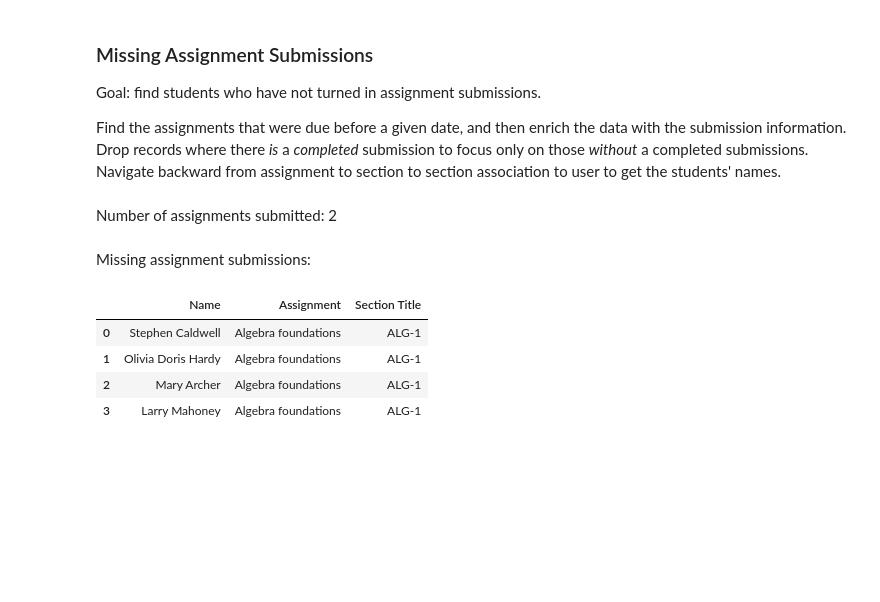
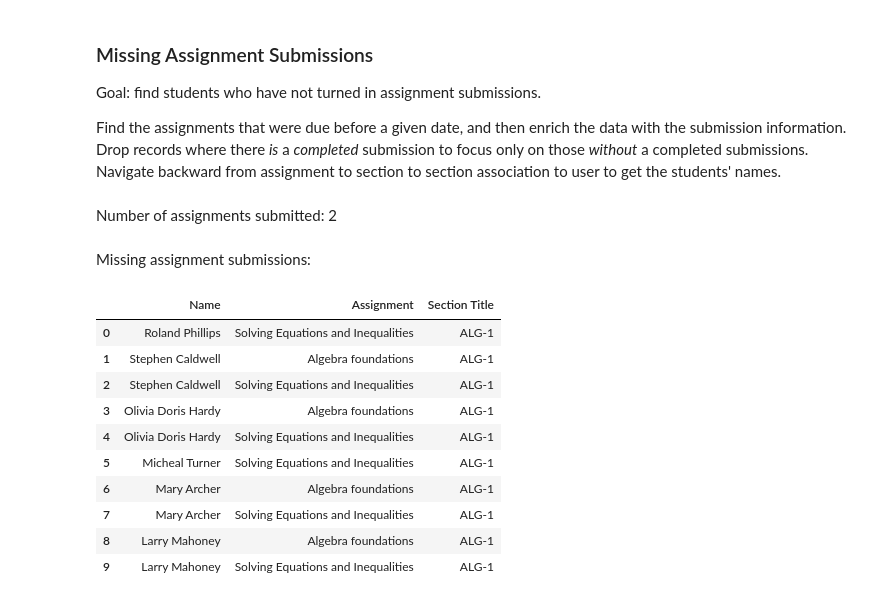
Before and after one commit to Ed-Fi-Exchange-OSS/LMS-Toolkit, a Jupyter notebook: src/notebooks/filesystem-tutorial.ipynb, the cells around one changed output. Cells and saved outputs as stored; diff of their text form; code cells hidden in the pictures; blank space fills up the shorter version.

```diff
--- a/src/notebooks/filesystem-tutorial.ipynb
+++ b/src/notebooks/filesystem-tutorial.ipynb
@@ -332,6 +334,8 @@ assignments = assignments[assignments["DueDateTime"] < datetime.now()]
 # Now let's combine some DataFrames to get a collection of all the students who
 # _should_ have turned in an assignment
 key = "LMSSectionSourceSystemIdentifier"
+assignments[key] = assignments[key].apply(lambda x: str(x))
+
 working = assignments.merge(section_associations, on=key, suffixes=("","_sa"))
 
 left_key = "LMSUserSourceSystemIdentifier"
@@ -342,34 +346,40 @@ working = working.merge(users, left_on=left_key, right_on=right_key, suffixes=("
 # not have a submission
 left_key = ["SourceSystemIdentifier", "LMSUserSourceSystemIdentifier"]
 right_key = ["AssignmentSourceSystemIdentifier", "LMSUserSourceSystemIdentifier"]
 working = working.merge(submissions, how="left", left_on=left_key, right_on=right_key, suffixes=("", "_sub"))
 
 # How many rows _do_ have submissions?
 count_submitted = working[working["SourceSystemIdentifier_sub"].notnull()].shape[0]
 display(Markdown(f"Number of assignments submitted: {count_submitted}"))
 
 # Now drop all rows that _do_ have a completed submission, which can be done easily
 # by creating a new DataFrame that targets those where the submission does not
 # exist or it does not have status of "Returned" or "Late".
 no_submission = working[working["SourceSystemIdentifier_sub"].isnull()]
 no_submission = no_submission.append(working[working["SubmissionStatus"] == "Created"])
 
 # Might be nice to report the section name too
 left_key = "LMSSectionSourceSystemIdentifier"
 right_key = "SourceSystemIdentifier"
 no_submission = no_submission.merge(sections, left_on=left_key, right_on=right_key, suffixes=("", "_sec"))
 
 # Finally, narrow down to the columns of interest.
 no_submission = no_submission[["Name", "Title", "Title_sec"]]
 no_submission.rename(columns={"Title_sec": "Section Title", "Title": "Assignment"}, inplace=True)
 
 display(Markdown("Missing assignment submissions:"))
 display(no_submission)
 # %% [output]
 Number of assignments submitted: 2
 Missing assignment submissions:
 |  | Name | Assignment | Section Title |
-| 0 | Stephen Caldwell | Algebra foundations | ALG-1 |
-| 1 | Olivia Doris Hardy | Algebra foundations | ALG-1 |
-| 2 | Mary Archer | Algebra foundations | ALG-1 |
-| 3 | Larry Mahoney | Algebra foundations | ALG-1 |
+| 0 | Roland Phillips | Solving Equations and Inequalities | ALG-1 |
+| 1 | Stephen Caldwell | Algebra foundations | ALG-1 |
+| 2 | Stephen Caldwell | Solving Equations and Inequalities | ALG-1 |
+| 3 | Olivia Doris Hardy | Algebra foundations | ALG-1 |
+| 4 | Olivia Doris Hardy | Solving Equations and Inequalities | ALG-1 |
+| 5 | Micheal Turner | Solving Equations and Inequalities | ALG-1 |
+| 6 | Mary Archer | Algebra foundations | ALG-1 |
+| 7 | Mary Archer | Solving Equations and Inequalities | ALG-1 |
+| 8 | Larry Mahoney | Algebra foundations | ALG-1 |
+| 9 | Larry Mahoney | Solving Equations and Inequalities | ALG-1 |
```
Also changed, not shown: parts of 3 cells of this notebook, 8 other files.
